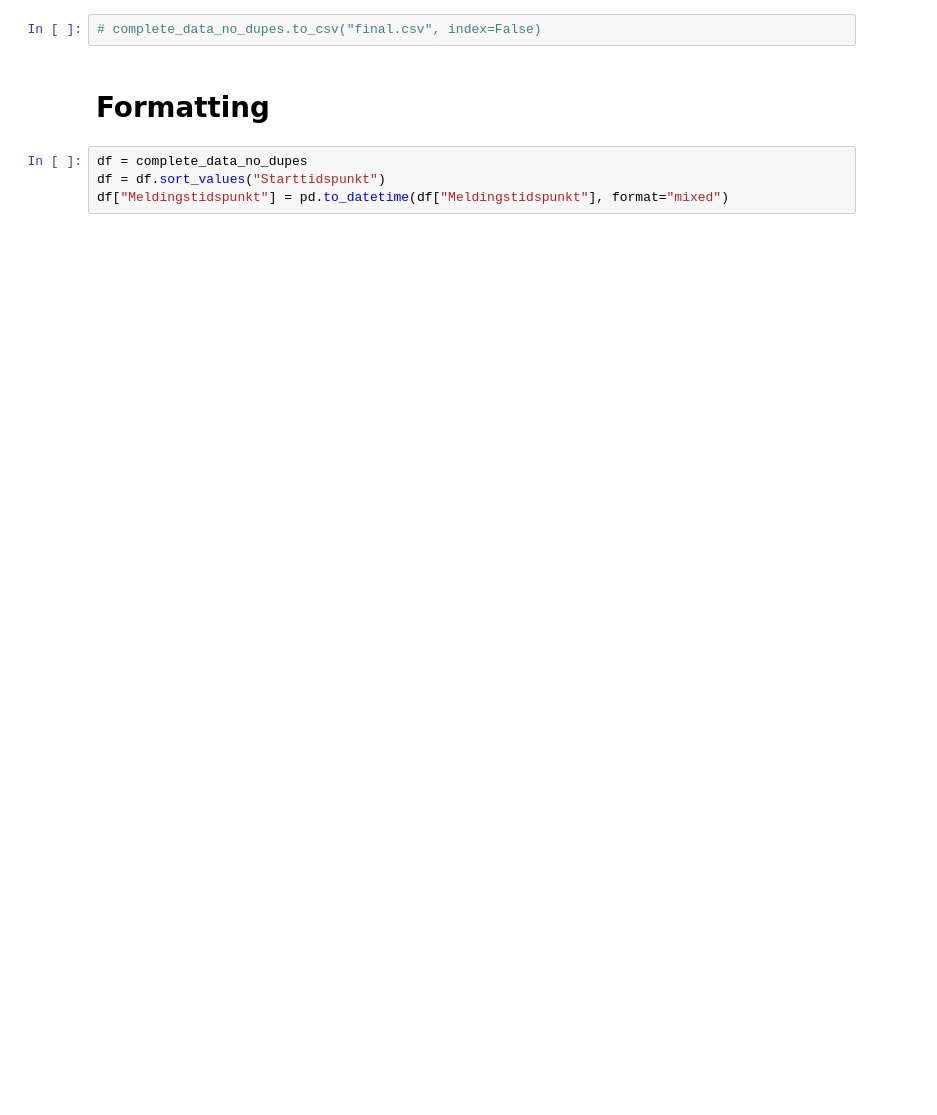
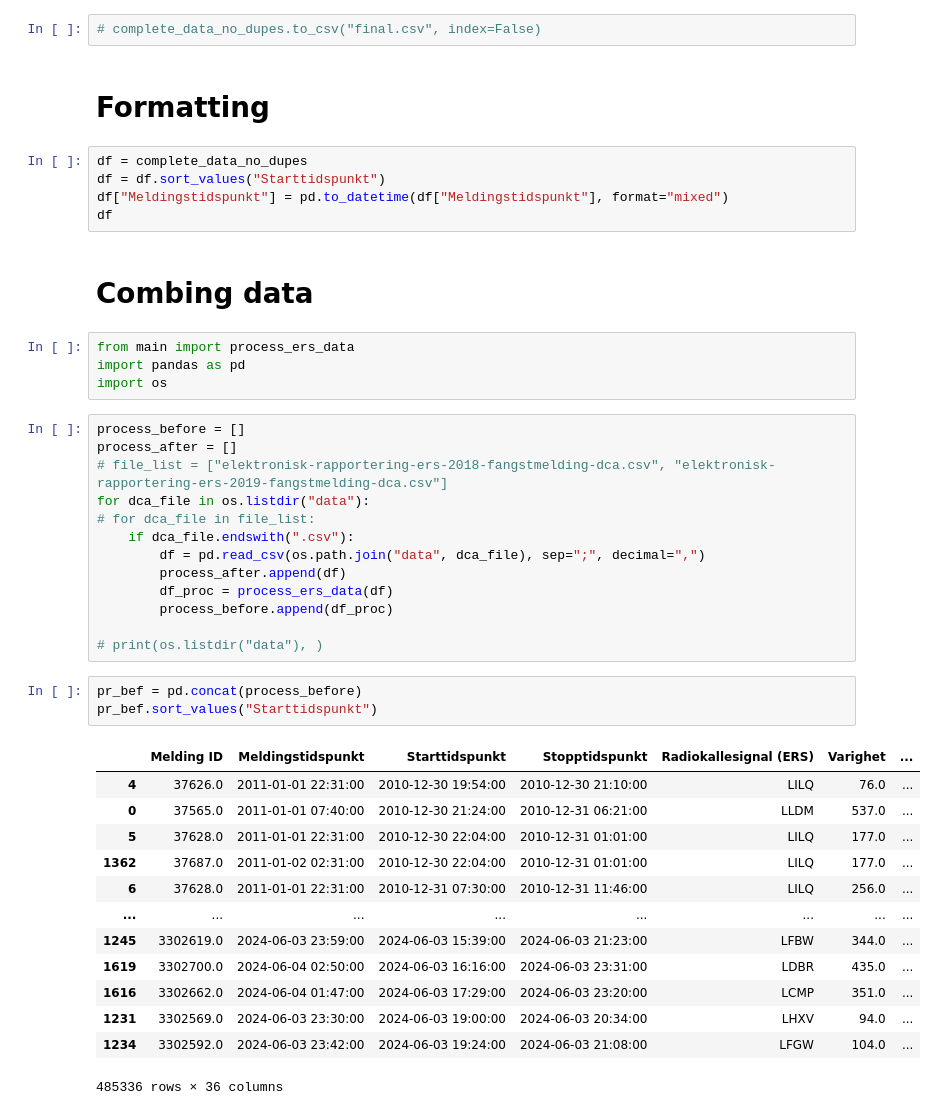
Before and after one commit to simsam8/ers_data_processing, a Jupyter notebook: notebook.ipynb, the cells around one changed output. Cells and saved outputs as stored; diff of their text form; blank space fills up the shorter version.

```diff
--- a/notebook.ipynb
+++ b/notebook.ipynb
@@ -142,3 +91,40 @@ print(complete_data_no_dupes.isna().any(axis=1).sum())
 df = complete_data_no_dupes
 df = df.sort_values("Starttidspunkt")
 df["Meldingstidspunkt"] = pd.to_datetime(df["Meldingstidspunkt"], format="mixed")
+df
+# %% [markdown]
+# Combing data
+# %%
+from main import process_ers_data
+import pandas as pd
+import os
+# %%
+process_before = []
+process_after = []
+# file_list = ["elektronisk-rapportering-ers-2018-fangstmelding-dca.csv", "elektronisk-rapportering-ers-2019-fangstmelding-dca.csv"]
+for dca_file in os.listdir("data"):
+# for dca_file in file_list:
+    if dca_file.endswith(".csv"):
+        df = pd.read_csv(os.path.join("data", dca_file), sep=";", decimal=",")
+        process_after.append(df)
+        df_proc = process_ers_data(df)
+        process_before.append(df_proc)
+
+# print(os.listdir("data"), )
+# %%
+pr_bef = pd.concat(process_before)
+pr_bef.sort_values("Starttidspunkt")
+# %% [output]
+|  | Melding ID | Meldingstidspunkt | Starttidspunkt | Stopptidspunkt | Radiokallesignal (ERS) | Varighet | ... |
+| 4 | 37626.0 | 2011-01-01 22:31:00 | 2010-12-30 19:54:00 | 2010-12-30 21:10:00 | LILQ | 76.0 | ... |
+| 0 | 37565.0 | 2011-01-01 07:40:00 | 2010-12-30 21:24:00 | 2010-12-31 06:21:00 | LLDM | 537.0 | ... |
+| 5 | 37628.0 | 2011-01-01 22:31:00 | 2010-12-30 22:04:00 | 2010-12-31 01:01:00 | LILQ | 177.0 | ... |
+| 1362 | 37687.0 | 2011-01-02 02:31:00 | 2010-12-30 22:04:00 | 2010-12-31 01:01:00 | LILQ | 177.0 | ... |
+| 6 | 37628.0 | 2011-01-01 22:31:00 | 2010-12-31 07:30:00 | 2010-12-31 11:46:00 | LILQ | 256.0 | ... |
+| ... | ... | ... | ... | ... | ... | ... | ... |
+| 1245 | 3302619.0 | 2024-06-03 23:59:00 | 2024-06-03 15:39:00 | 2024-06-03 21:23:00 | LFBW | 344.0 | ... |
+| 1619 | 3302700.0 | 2024-06-04 02:50:00 | 2024-06-03 16:16:00 | 2024-06-03 23:31:00 | LDBR | 435.0 | ... |
+| 1616 | 3302662.0 | 2024-06-04 01:47:00 | 2024-06-03 17:29:00 | 2024-06-03 23:20:00 | LCMP | 351.0 | ... |
+| 1231 | 3302569.0 | 2024-06-03 23:30:00 | 2024-06-03 19:00:00 | 2024-06-03 20:34:00 | LHXV | 94.0 | ... |
+| 1234 | 3302592.0 | 2024-06-03 23:42:00 | 2024-06-03 19:24:00 | 2024-06-03 21:08:00 | LFGW | 104.0 | ... |
+485336 rows × 36 columns
```
Also changed, not shown: parts of 9 cells of this notebook.
